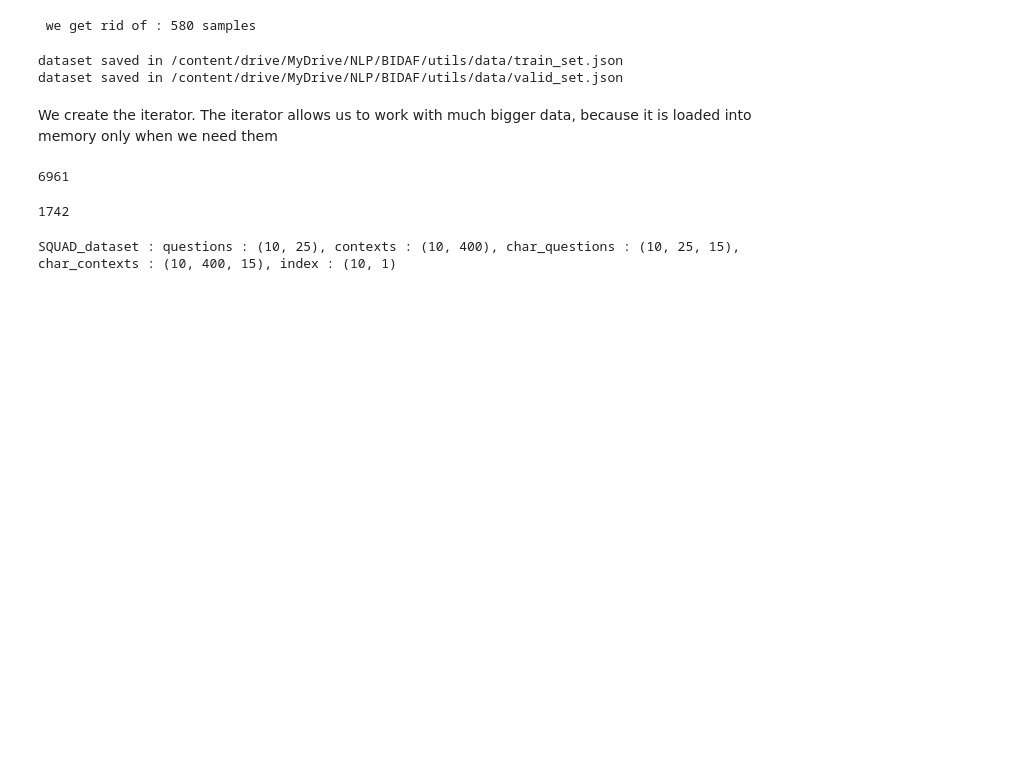
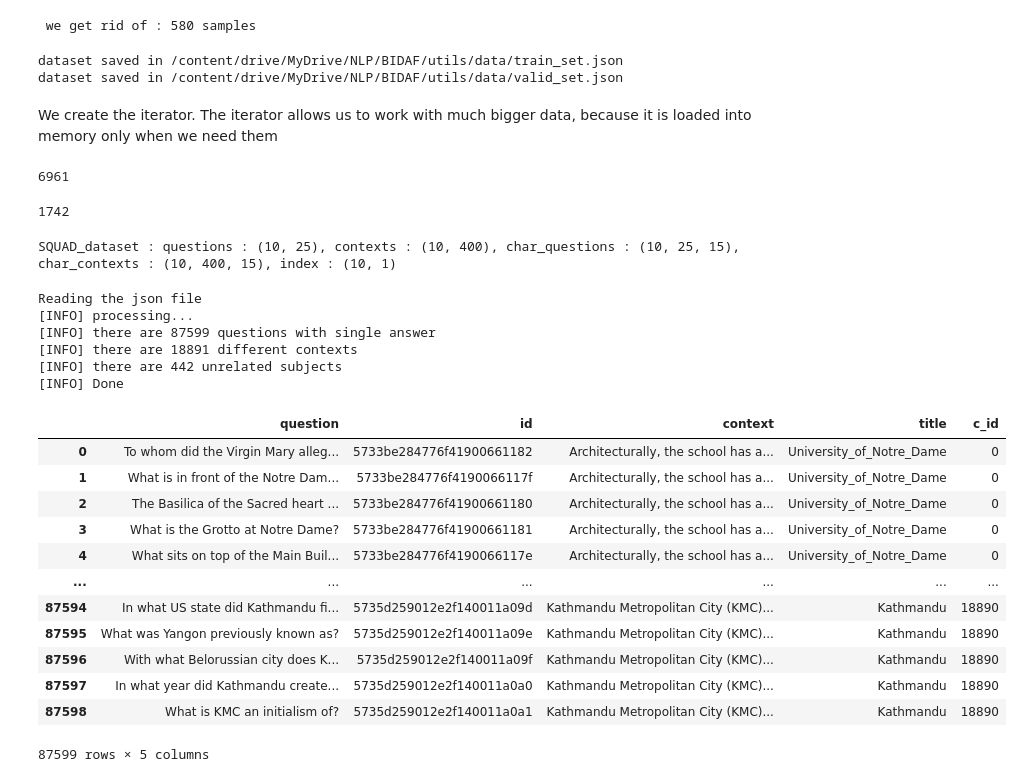
Before and after one commit to CorentinMAG/NLP, a Jupyter notebook: BIDAF/bidaf_preprocessing.ipynb, the cells around one changed output. Drawn from its saved outputs; the diff is of its cells as text; code cells hidden in the pictures; blank space fills up the shorter version.

```diff
--- a/BIDAF/bidaf_preprocessing.ipynb
+++ b/BIDAF/bidaf_preprocessing.ipynb
@@ -665,3 +668,29 @@ SQUAD_dataset : questions : (10, 25), contexts : (10, 400), char_questions : (10
 # %%
 tr_data.to_pickle('drive/MyDrive/NLP/BIDAF/utils/datasets/train_dataset.pkl')
 vl_data.to_pickle('drive/MyDrive/NLP/BIDAF/utils/datasets/valid_dataset.pkl')
+# %%
+# with_answer = False to parse a dataset with no answer
+unseen_dataset = load_dataset(SQUAD_PATH, with_answer = False)
+# %% [output]
+Reading the json file
+[INFO] processing...
+[INFO] there are 87599 questions with single answer
+[INFO] there are 18891 different contexts
+[INFO] there are 442 unrelated subjects
+[INFO] Done
+# %%
+unseen_dataset
+# %% [output]
+|  | question | id | context | title | c_id |
+| 0 | To whom did the Virgin Mary alleg... | 5733be284776f41900661182 | Architecturally, the school has a... | University_of_Notre_Dame | 0 |
+| 1 | What is in front of the Notre Dam... | 5733be284776f4190066117f | Architecturally, the school has a... | University_of_Notre_Dame | 0 |
+| 2 | The Basilica of the Sacred heart ... | 5733be284776f41900661180 | Architecturally, the school has a... | University_of_Notre_Dame | 0 |
+| 3 | What is the Grotto at Notre Dame? | 5733be284776f41900661181 | Architecturally, the school has a... | University_of_Notre_Dame | 0 |
+| 4 | What sits on top of the Main Buil... | 5733be284776f4190066117e | Architecturally, the school has a... | University_of_Notre_Dame | 0 |
+| ... | ... | ... | ... | ... | ... |
+| 87594 | In what US state did Kathmandu fi... | 5735d259012e2f140011a09d | Kathmandu Metropolitan City (KMC)... | Kathmandu | 18890 |
+| 87595 | What was Yangon previously known as? | 5735d259012e2f140011a09e | Kathmandu Metropolitan City (KMC)... | Kathmandu | 18890 |
+| 87596 | With what Belorussian city does K... | 5735d259012e2f140011a09f | Kathmandu Metropolitan City (KMC)... | Kathmandu | 18890 |
+| 87597 | In what year did Kathmandu create... | 5735d259012e2f140011a0a0 | Kathmandu Metropolitan City (KMC)... | Kathmandu | 18890 |
+| 87598 | What is KMC an initialism of? | 5735d259012e2f140011a0a1 | Kathmandu Metropolitan City (KMC)... | Kathmandu | 18890 |
+87599 rows × 5 columns
```
Also changed, not shown: parts of 5 cells of this notebook.
